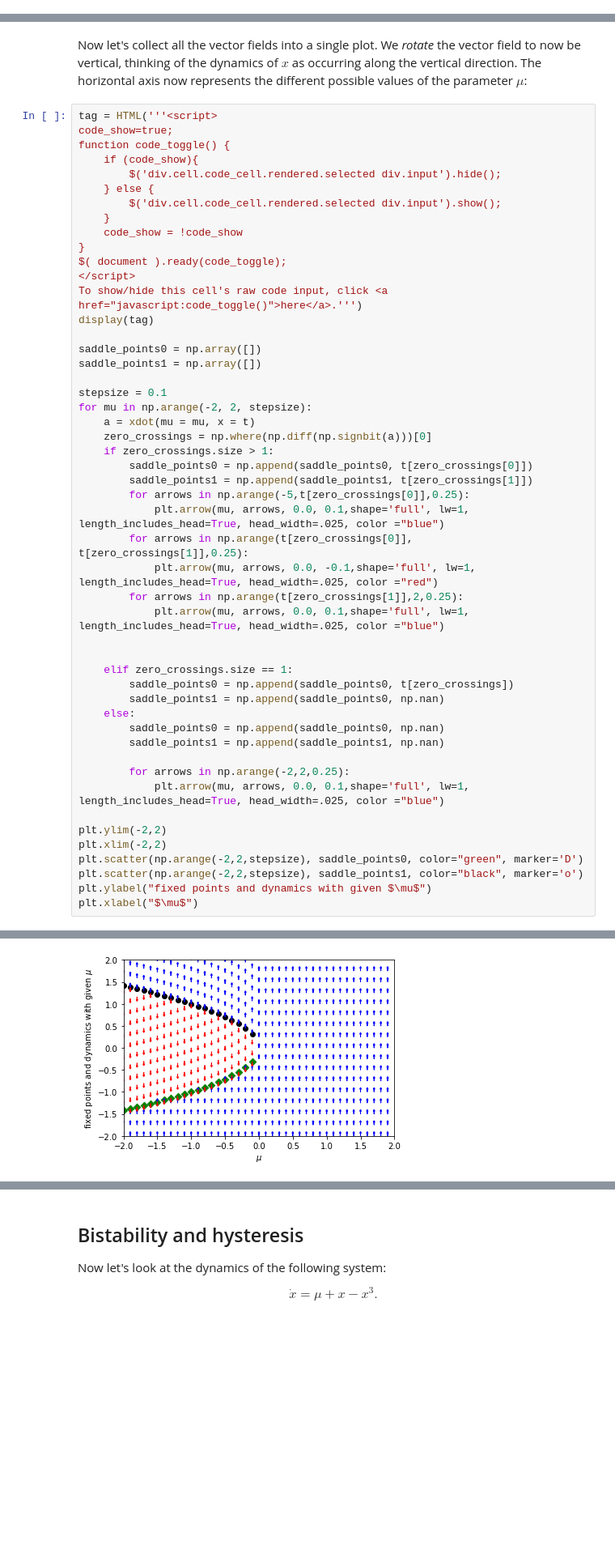
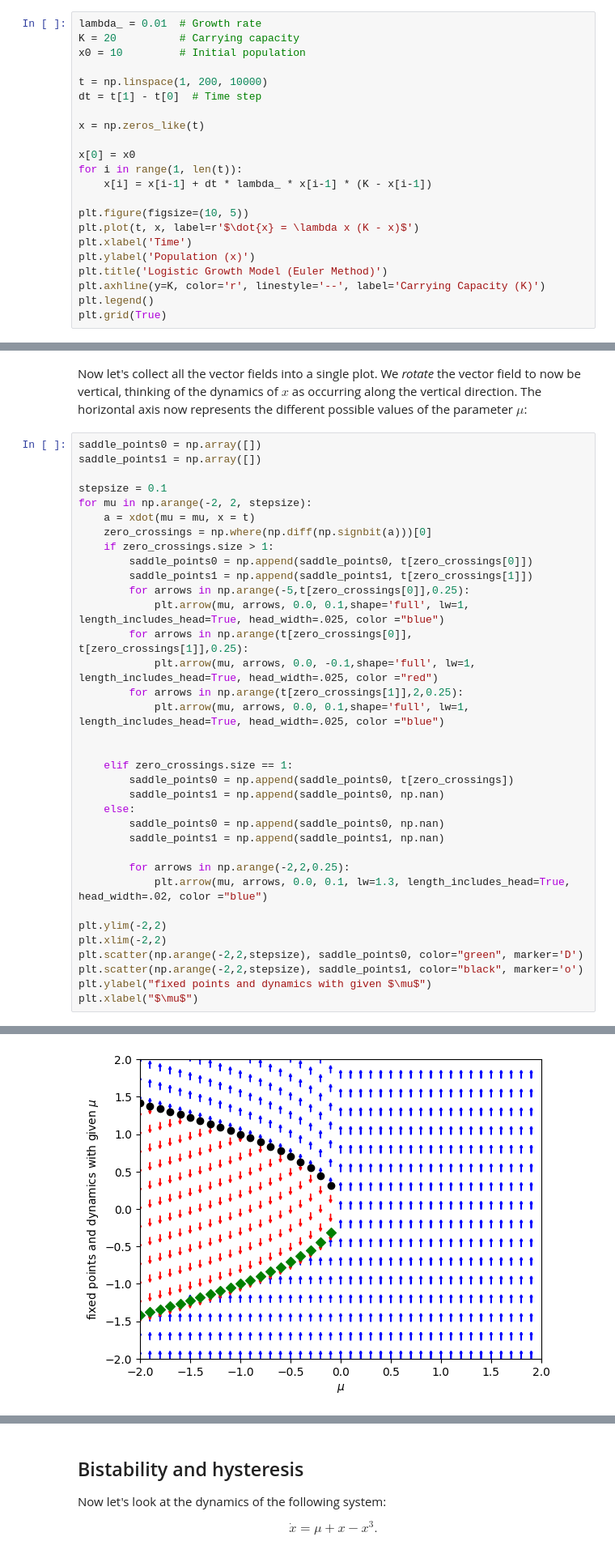
Before and after one commit to florianboergel/climateoftheocean, a Jupyter notebook: _build/jupyter_execute/2020-11-12-non-linear-dynamics.ipynb, the cells around one changed output, grey strips where cells are left out. Shown at 81% size. Drawn from its saved outputs; the diff is of its cells as text; blank space fills up the shorter version.

```diff
--- a/_build/jupyter_execute/2020-11-12-non-linear-dynamics.ipynb
+++ b/_build/jupyter_execute/2020-11-12-non-linear-dynamics.ipynb
@@ -69,0 +62,22 @@ def logistic(x, timesteps):
+# %%
+lambda_ = 0.01  # Growth rate
+K = 20          # Carrying capacity
+x0 = 10         # Initial population
+
+t = np.linspace(1, 200, 10000)
+dt = t[1] - t[0]  # Time step
+
+x = np.zeros_like(t)
+
+x[0] = x0
+for i in range(1, len(t)):
+    x[i] = x[i-1] + dt * lambda_ * x[i-1] * (K - x[i-1])
+
+plt.figure(figsize=(10, 5))
+plt.plot(t, x, label=r'$\dot{x} = \lambda x (K - x)$')
+plt.xlabel('Time')
+plt.ylabel('Population (x)')
+plt.title('Logistic Growth Model (Euler Method)')
+plt.axhline(y=K, color='r', linestyle='--', label='Carrying Capacity (K)')
+plt.legend()
+plt.grid(True)
@@ -261,21 +278,6 @@ interactive(children=(FloatSlider(value=-1.0, description='initial_condition', m
 # %% [markdown]
 Now let's collect all the vector fields into a single plot. We *rotate* the vector field to now be vertical, thinking of the dynamics of $x$ as occurring along the vertical direction. The horizontal axis now represents the different possible values of the parameter $\mu$:
 # %%
-tag = HTML('''<script>
-code_show=true;
-function code_toggle() {
-    if (code_show){
-        $('div.cell.code_cell.rendered.selected div.input').hide();
-    } else {
-        $('div.cell.code_cell.rendered.selected div.input').show();
-    }
-    code_show = !code_show
-}
-$( document ).ready(code_toggle);
-</script>
-To show/hide this cell's raw code input, click <a href="javascript:code_toggle()">here</a>.''')
-display(tag)
-
 saddle_points0 = np.array([])
 saddle_points1 = np.array([])
 
@@ -302,7 +304,7 @@ for mu in np.arange(-2, 2, stepsize):
         saddle_points1 = np.append(saddle_points1, np.nan)
 
         for arrows in np.arange(-2,2,0.25):
-            plt.arrow(mu, arrows, 0.0, 0.1,shape='full', lw=1, length_includes_head=True, head_width=.025, color ="blue")
+            plt.arrow(mu, arrows, 0.0, 0.1, lw=1.3, length_includes_head=True, head_width=.02, color ="blue")
 
 plt.ylim(-2,2)
 plt.xlim(-2,2)
@@ -315,3 +316,3 @@ plt.xlabel("$\mu$")
 Text(0.5, 0, '$\\mu$')
-[figure, old version]
+[figure, new version]
 # %% [markdown]
```
Also changed, not shown: parts of 39 cells of this notebook, 44 other files.
